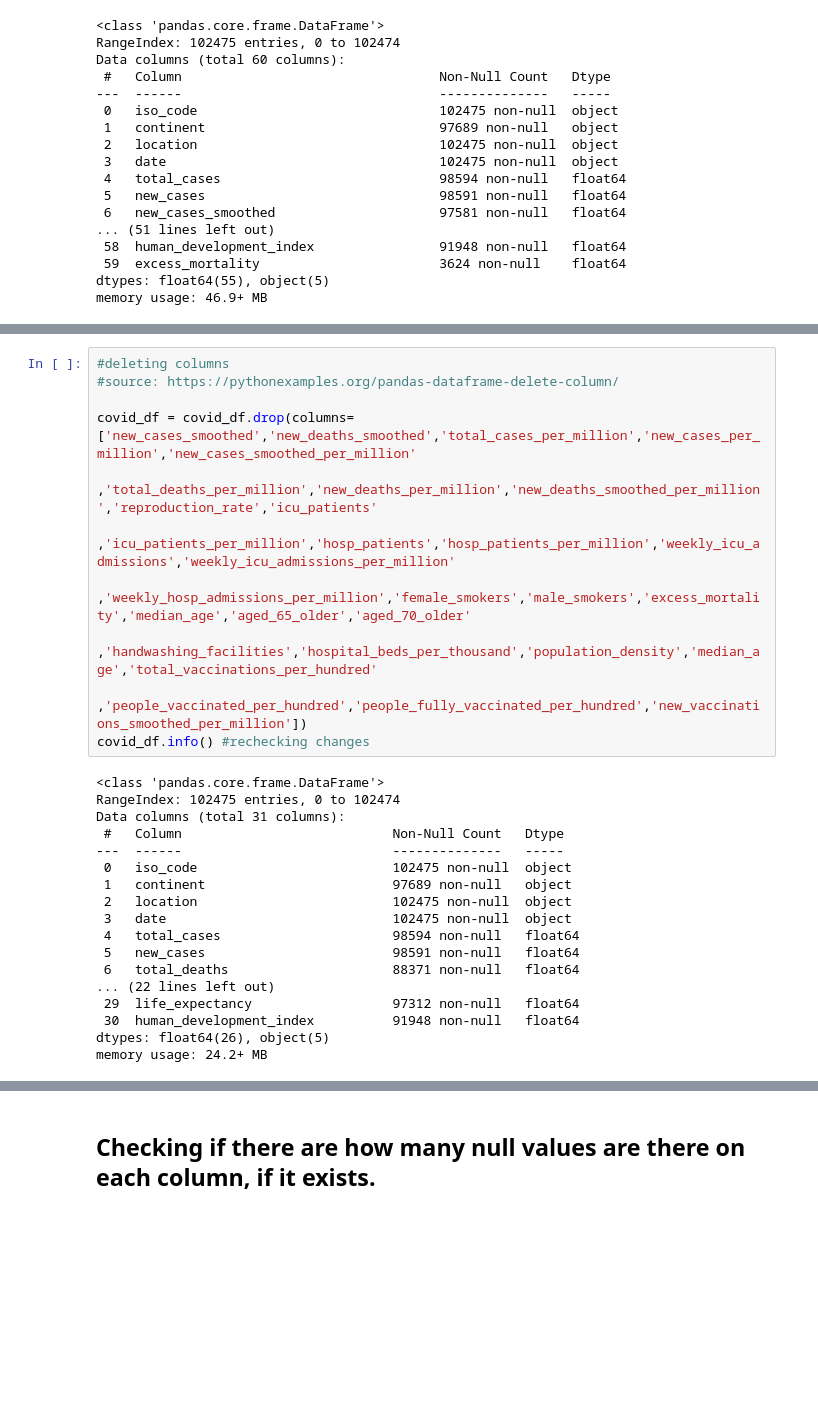
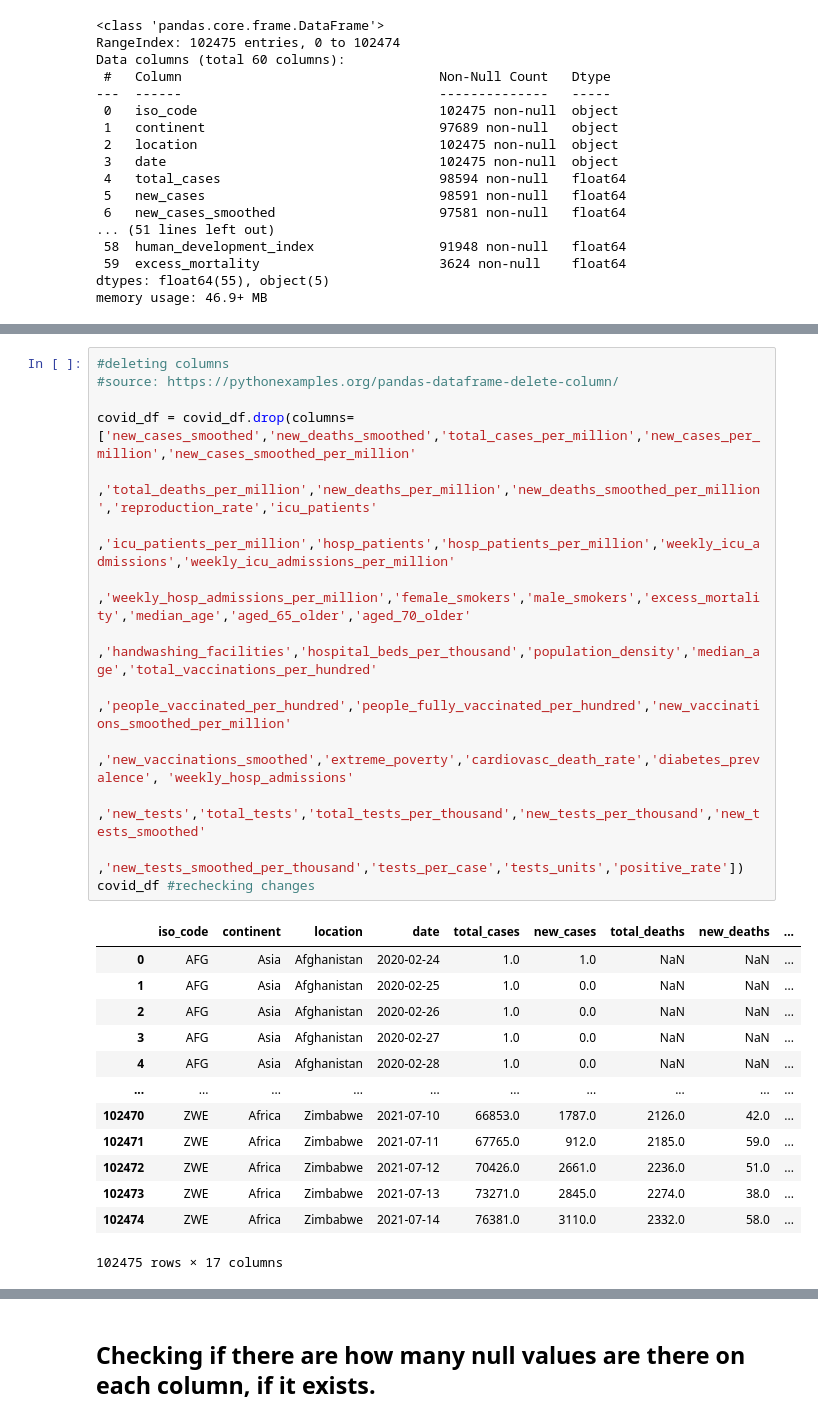
Before and after one commit to jm55/CSMODEL, a Jupyter notebook: COVID-19/COVID_Test.ipynb, the cells around one changed output, grey strips where cells are left out. Cells and saved outputs as stored; diff of their text form; blank space fills up the shorter version.

Commit message:
updated covid_notebook

```diff
--- a/COVID-19/COVID_Test.ipynb
+++ b/COVID-19/COVID_Test.ipynb
@@ -95,29 +114,28 @@ memory usage: 46.9+ MB
 # %%
 #deleting columns
 #source: https://pythonexamples.org/pandas-dataframe-delete-column/
 
 covid_df = covid_df.drop(columns=['new_cases_smoothed','new_deaths_smoothed','total_cases_per_million','new_cases_per_million','new_cases_smoothed_per_million'
                                   ,'total_deaths_per_million','new_deaths_per_million','new_deaths_smoothed_per_million','reproduction_rate','icu_patients'
                                   ,'icu_patients_per_million','hosp_patients','hosp_patients_per_million','weekly_icu_admissions','weekly_icu_admissions_per_million'
                                   ,'weekly_hosp_admissions_per_million','female_smokers','male_smokers','excess_mortality','median_age','aged_65_older','aged_70_older'
                                   ,'handwashing_facilities','hospital_beds_per_thousand','population_density','median_age','total_vaccinations_per_hundred'
-                                  ,'people_vaccinated_per_hundred','people_fully_vaccinated_per_hundred','new_vaccinations_smoothed_per_million'])
-covid_df.info() #rechecking changes
+                                  ,'people_vaccinated_per_hundred','people_fully_vaccinated_per_hundred','new_vaccinations_smoothed_per_million'
+                                  ,'new_vaccinations_smoothed','extreme_poverty','cardiovasc_death_rate','diabetes_prevalence', 'weekly_hosp_admissions'
+                                  ,'new_tests','total_tests','total_tests_per_thousand','new_tests_per_thousand','new_tests_smoothed'
+                                  ,'new_tests_smoothed_per_thousand','tests_per_case','tests_units','positive_rate'])
+covid_df #rechecking changes
 # %% [output]
+|  | iso_code | continent | location | date | total_cases | new_cases | total_deaths | new_deaths | ... |
+| 0 | AFG | Asia | Afghanistan | 2020-02-24 | 1.0 | 1.0 | NaN | NaN | ... |
+| 1 | AFG | Asia | Afghanistan | 2020-02-25 | 1.0 | 0.0 | NaN | NaN | ... |
+| 2 | AFG | Asia | Afghanistan | 2020-02-26 | 1.0 | 0.0 | NaN | NaN | ... |
+| 3 | AFG | Asia | Afghanistan | 2020-02-27 | 1.0 | 0.0 | NaN | NaN | ... |
+| 4 | AFG | Asia | Afghanistan | 2020-02-28 | 1.0 | 0.0 | NaN | NaN | ... |
+| ... | ... | ... | ... | ... | ... | ... | ... | ... | ... |
+| 102470 | ZWE | Africa | Zimbabwe | 2021-07-10 | 66853.0 | 1787.0 | 2126.0 | 42.0 | ... |
+| 102471 | ZWE | Africa | Zimbabwe | 2021-07-11 | 67765.0 | 912.0 | 2185.0 | 59.0 | ... |
+| 102472 | ZWE | Africa | Zimbabwe | 2021-07-12 | 70426.0 | 2661.0 | 2236.0 | 51.0 | ... |
+| 102473 | ZWE | Africa | Zimbabwe | 2021-07-13 | 73271.0 | 2845.0 | 2274.0 | 38.0 | ... |
+| 102474 | ZWE | Africa | Zimbabwe | 2021-07-14 | 76381.0 | 3110.0 | 2332.0 | 58.0 | ... |
-<class 'pandas.core.frame.DataFrame'>
-RangeIndex: 102475 entries, 0 to 102474
-Data columns (total 31 columns):
- #   Column                           Non-Null Count   Dtype
----  ------                           --------------   -----
- 0   iso_code                         102475 non-null  object
- 1   continent                        97689 non-null   object
- 2   location                         102475 non-null  object
- 3   date                             102475 non-null  object
- 4   total_cases                      98594 non-null   float64
- 5   new_cases                        98591 non-null   float64
- 6   total_deaths                     88371 non-null   float64
-... (22 lines left out)
- 29  life_expectancy                  97312 non-null   float64
- 30  human_development_index          91948 non-null   float64
-dtypes: float64(26), object(5)
-memory usage: 24.2+ MB
+102475 rows × 17 columns
```
Also changed, not shown: parts of 9 cells of this notebook, 1 other file.
